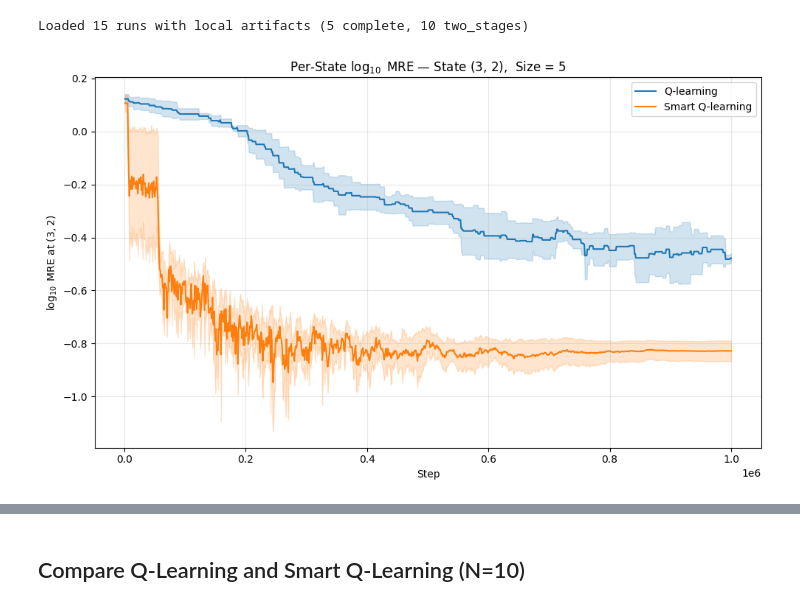
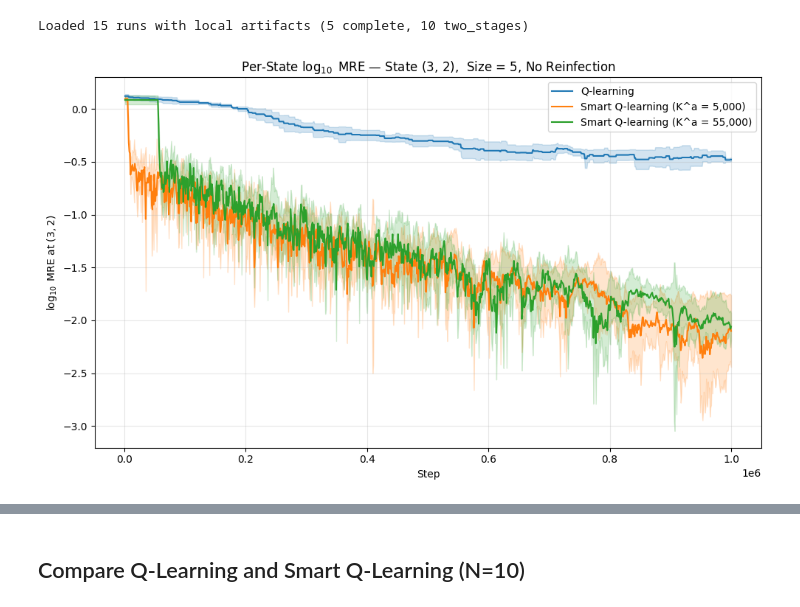
Before and after one commit to ccarballolozano/epidemic-models-rl, a Jupyter notebook: experiments/Compare_Two_Stage_Q_Learning_Performance.ipynb, the cells around one changed output, grey strips where cells are left out. Cells and saved outputs as stored; diff of their text form; code cells hidden in the pictures.

Commit message:
feat(): Update visualizations

```diff
--- a/experiments/Compare_Two_Stage_Q_Learning_Performance.ipynb
+++ b/experiments/Compare_Two_Stage_Q_Learning_Performance.ipynb
@@ -157,10 +179,29 @@ plt.show()
 # %% [markdown]
 ## Compare Q-Learning and Smart Q-Learning (N=5, No reinfection)
 # %%
-runs_size_5_no_reinf = mlflow.search_runs(
+runs_size_5_no_reinf_all = mlflow.search_runs(
     experiment_ids=[experiment.experiment_id],
     filter_string="tags.run_group = 'q_learning_5_noreinf' or tags.run_group = 'smart_5_noreinf'",
     order_by=["start_time DESC"],
 )
+
+# ── Filter before downloading ──────────────────────────────────────────────
+stage2_extra_steps_filter_5nr = "1"  # set to None to include all two_stages runs
+selected_ka_5_noreinf = ["5000", "55000"]          # e.g. ["5000", "55000"] or None to plot all
+
+runs_size_5_no_reinf = runs_size_5_no_reinf_all[
+    (runs_size_5_no_reinf_all["tags.learn_mode"] == "complete")
+    | (
+        (runs_size_5_no_reinf_all["tags.learn_mode"] == "two_stages")
+        & (
+            stage2_extra_steps_filter_5nr is None
+            or runs_size_5_no_reinf_all["params.stage2_absorbing_extra_steps"] == stage2_extra_steps_filter_5nr
+        )
+        & (
+            selected_ka_5_noreinf is None
+            or runs_size_5_no_reinf_all["params.first_stage_steps"].isin(selected_ka_5_noreinf)
+        )
+    )
+]
 runs_size_5_no_reinf.shape
 # %% [output]
@@ -231,8 +281,27 @@ print(
 Loaded 15 runs with local artifacts (5 complete, 10 two_stages)
 # %%
 # ── Choose any valid state (m_s + m_i <= size) and run this cell ──
-m_s, m_i = 3,2
-plot_per_state_error(states_errors_5_noreinf, m_s, m_i, size_label="Size = 5")
+m_s, m_i = 3, 2
+
+complete_per_state_errors_5_noreinf = {
+    rid: v for rid, v in states_errors_5_noreinf.items() if v["learn_mode"] == "complete"
+}
+
+two_stage_per_state_series_5_noreinf = []
+for ka in ka_to_plot_5_noreinf:
+    run_ids = set(
+        two_stage_runs_5_noreinf[two_stage_runs_5_noreinf["params.first_stage_steps"] == ka]["run_id"]
+    )
+    errors = {rid: v for rid, v in states_errors_5_noreinf.items() if rid in run_ids}
+    if errors:
+        two_stage_per_state_series_5_noreinf.append((f"K^a = {int(ka):,}", errors))
+
+plot_per_state_error_multi_ka(
+    complete_per_state_errors_5_noreinf,
+    two_stage_per_state_series_5_noreinf,
+    m_s, m_i,
+    size_label="Size = 5, No Reinfection",
+)
 plt.show()
 # %% [output]
-[figure, old version]
+[figure, new version]
```
Also changed, not shown: parts of 27 cells of this notebook, 4 other files.
